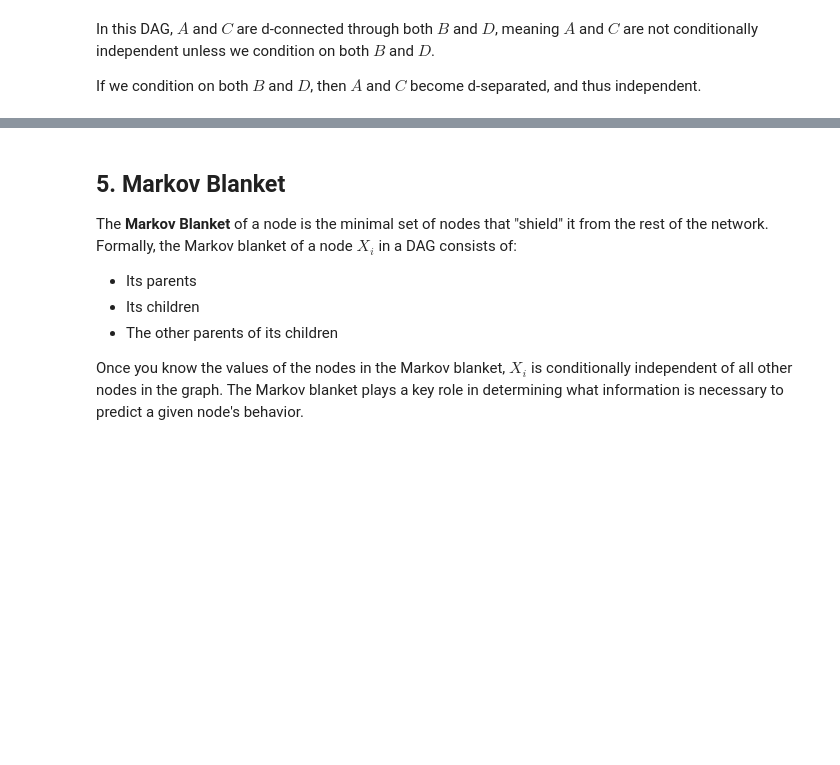
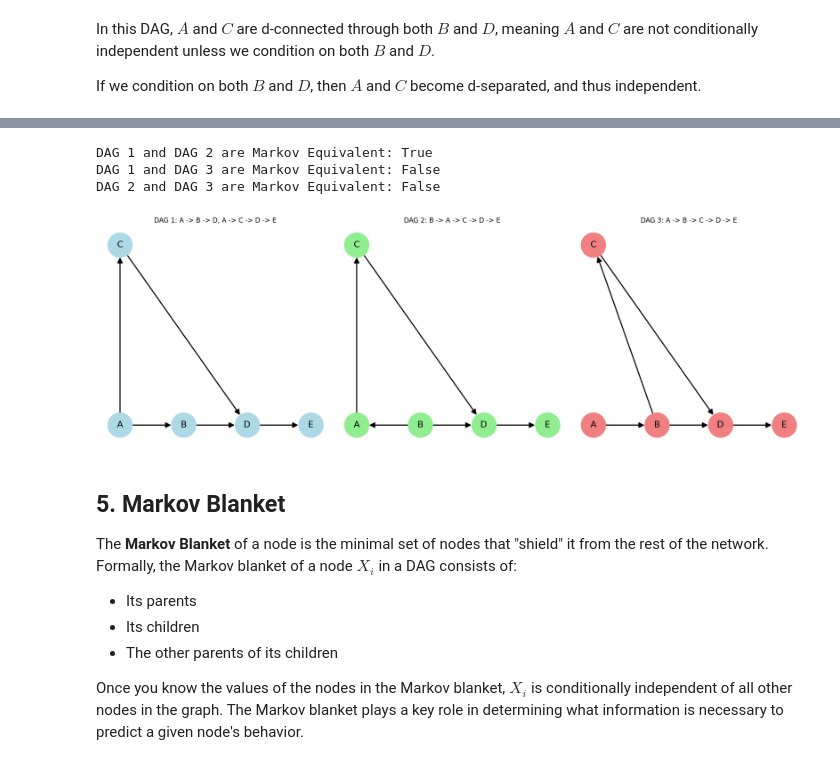
Before and after one commit to Ci2Lab/Applied_Causal_Inference_Course, a Jupyter notebook: lectures/CH-3-Graphical-Causal-Models.ipynb, the cells around one changed output, grey strips where cells are left out. Drawn from its saved outputs; the diff is of its cells as text; code cells hidden in the pictures; blank space fills up the shorter version.

```diff
--- a/lectures/CH-3-Graphical-Causal-Models.ipynb
+++ b/lectures/CH-3-Graphical-Causal-Models.ipynb
@@ -1203,3 +1230,75 @@ plt.show()
+# %%
+import networkx as nx
+from networkx.algorithms import isomorphism
+import matplotlib.pyplot as plt
+
+# Define the DAGs
+dag1_edges = [('A', 'B'), ('A', 'C'), ('B', 'D'), ('C', 'D'), ('D', 'E')]
+dag2_edges = [('B', 'A'), ('A', 'C'), ('B', 'D'), ('C', 'D'), ('D', 'E')]
+dag3_edges = [('A', 'B'), ('B', 'C'), ('B', 'D'), ('C', 'D'), ('D', 'E')]
+
+# Create directed graphs
+G1 = nx.DiGraph(dag1_edges)
+G2 = nx.DiGraph(dag2_edges)
+G3 = nx.DiGraph(dag3_edges)
+
+# Function to remove direction (skeleton) and check for v-structure similarity
+def are_markov_equivalent(G1, G2):
+    # Check if the skeletons (undirected versions) are the same
+    skeleton_G1 = nx.Graph(G1)
+    skeleton_G2 = nx.Graph(G2)
+
+    if not isomorphism.GraphMatcher(skeleton_G1, skeleton_G2).is_isomorphic():
+        return False
+
+    # Check if v-structures are the same (v-structure: A -> C <- B)
+    v_structures_G1 = set((u, v, w) for u, v in G1.edges() for w in G1.predecessors(v) if u != w and not G1.has_edge(u, w))
+    v_structures_G2 = set((u, v, w) for u, v in G2.edges() for w in G2.predecessors(v) if u != w and not G2.has_edge(u, w))
+
+    return v_structures_G1 == v_structures_G2
+
+# Test Markov equivalence
+print("DAG 1 and DAG 2 are Markov Equivalent:", are_markov_equivalent(G1, G2))
+print("DAG 1 and DAG 3 are Markov Equivalent:", are_markov_equivalent(G1, G3))
+print("DAG 2 and DAG 3 are Markov Equivalent:", are_markov_equivalent(G2, G3))
+
+# Adjusted positions to make edges more uniform in length
+pos = {
+    'A': (0, 1),
+    'B': (1, 1),
+    'C': (0, 2),
+    'D': (2, 1),
+    'E': (3, 1)
+}
+
+# Draw the three DAGs for comparison
+fig, (ax1, ax2, ax3) = plt.subplots(1, 3, figsize=(18, 6))
+
+# Set uniform edge width for all graphs
+edge_width = 2
+
+# Draw DAG 1
+nx.draw(G1, pos, with_labels=True, node_color='lightblue', node_size=2000, font_size=16,
+        font_color='black', arrowsize=20, width=edge_width, ax=ax1)
+ax1.set_title('DAG 1: A -> B -> D, A -> C -> D -> E')
+
+# Draw DAG 2
+nx.draw(G2, pos, with_labels=True, node_color='lightgreen', node_size=2000, font_size=16,
+        font_color='black', arrowsize=20, width=edge_width, ax=ax2)
+ax2.set_title('DAG 2: B -> A -> C -> D -> E')
+
+# Draw DAG 3
+nx.draw(G3, pos, with_labels=True, node_color='lightcoral', node_size=2000, font_size=16,
+        font_color='black', arrowsize=20, width=edge_width, ax=ax3)
+ax3.set_title('DAG 3: A -> B -> C -> D -> E')
+
+plt.tight_layout()
+plt.show()
+# %% [output]
+DAG 1 and DAG 2 are Markov Equivalent: True
+DAG 1 and DAG 3 are Markov Equivalent: False
+DAG 2 and DAG 3 are Markov Equivalent: False
+[figure, added]
 # %% [markdown]
 ## 5. Markov Blanket
 
```
Also changed, not shown: parts of 5 cells of this notebook.
